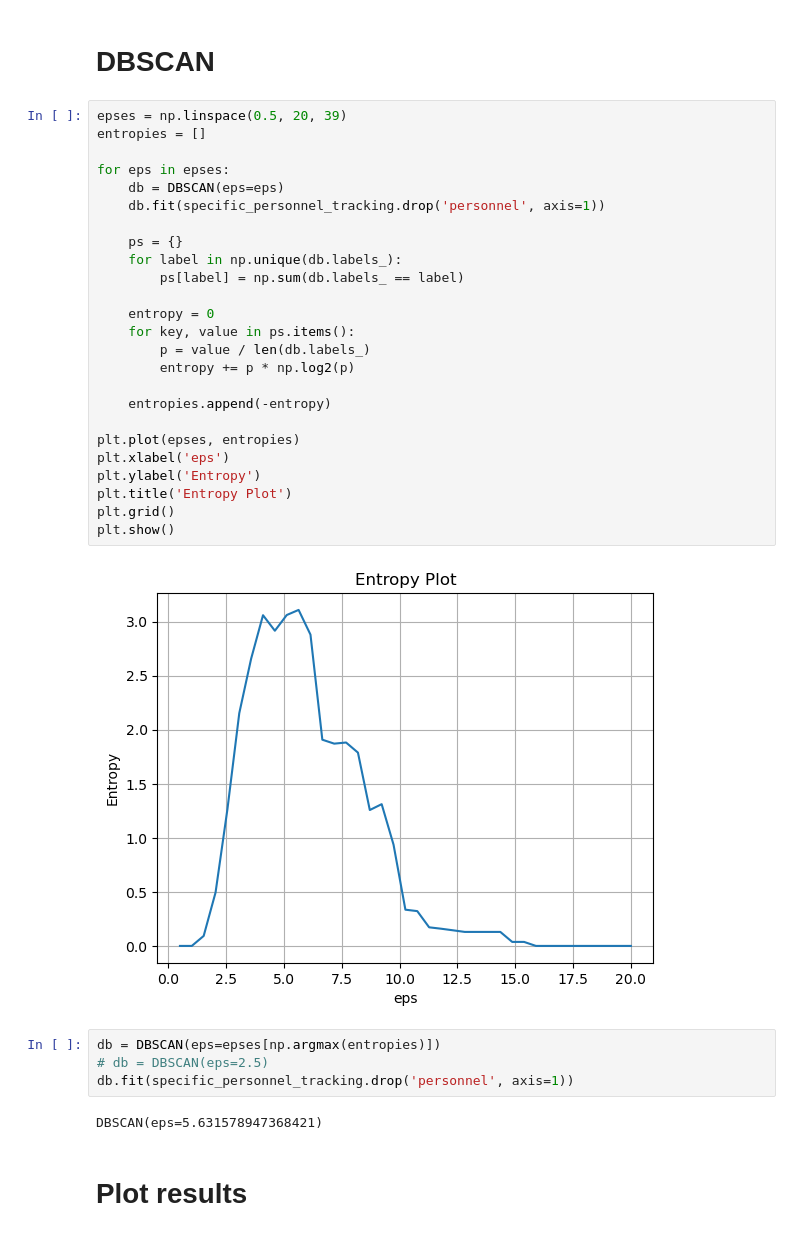
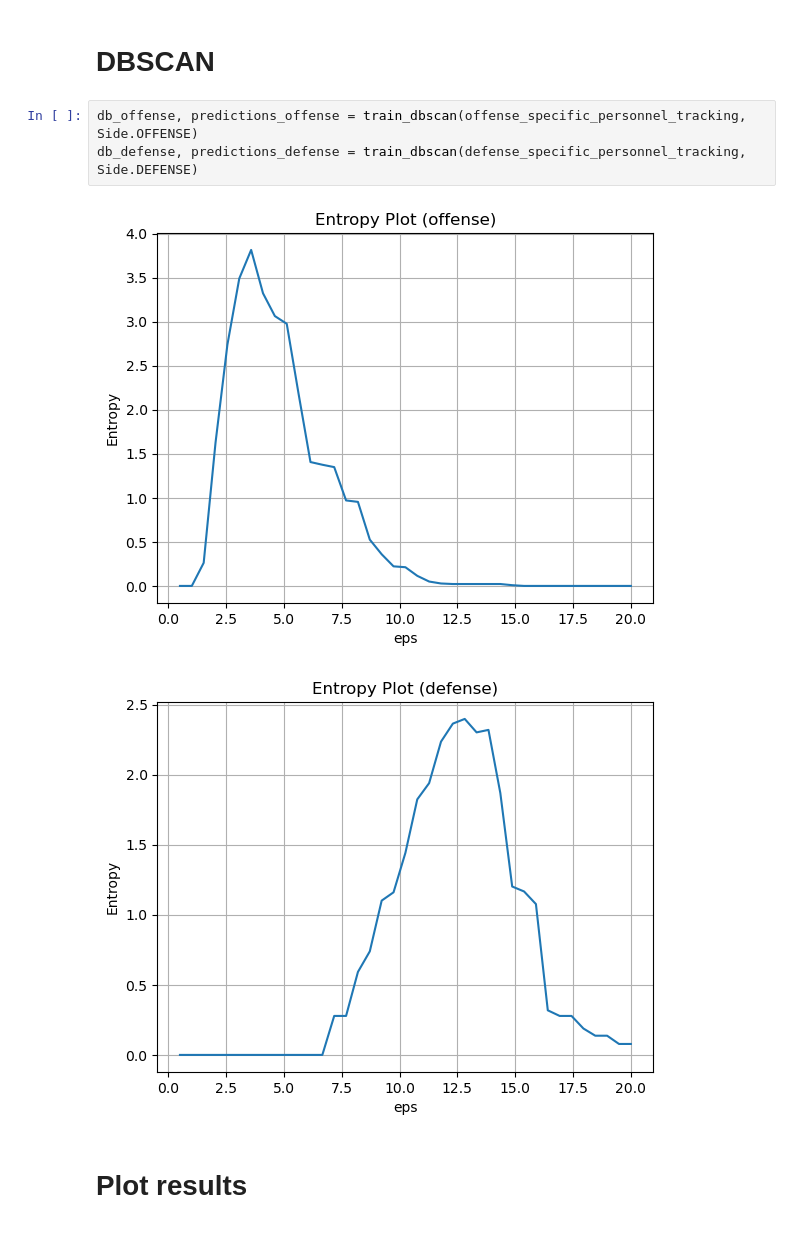
Before and after one commit to mbcalli/cfb, a Jupyter notebook: formations/formations.ipynb, the cells around one changed output. Saved outputs shown, nothing was run; the diff lists cells and outputs as text.

```diff
--- a/formations/formations.ipynb
+++ b/formations/formations.ipynb
@@ -194,37 +82,10 @@ predictions = km.predict(specific_personnel_tracking.drop('personnel', axis=1))
 # %% [markdown]
 # DBSCAN
-# %%
-epses = np.linspace(0.5, 20, 39)
-entropies = []
-
-for eps in epses:
-    db = DBSCAN(eps=eps)
-    db.fit(specific_personnel_tracking.drop('personnel', axis=1))
-
-    ps = {}
-    for label in np.unique(db.labels_):
-        ps[label] = np.sum(db.labels_ == label)
-
-    entropy = 0
-    for key, value in ps.items():
-        p = value / len(db.labels_)
-        entropy += p * np.log2(p)
-
-    entropies.append(-entropy)
-
-plt.plot(epses, entropies)
-plt.xlabel('eps')
-plt.ylabel('Entropy')
-plt.title('Entropy Plot')
-plt.grid()
-plt.show()
-# %% [output]
-[figure, removed]
-# %%
-db = DBSCAN(eps=epses[np.argmax(entropies)])
-# db = DBSCAN(eps=2.5)
-db.fit(specific_personnel_tracking.drop('personnel', axis=1))
-# %% [output]
-DBSCAN(eps=5.631578947368421)
+# %%
+db_offense, predictions_offense = train_dbscan(offense_specific_personnel_tracking, Side.OFFENSE)
+db_defense, predictions_defense = train_dbscan(defense_specific_personnel_tracking, Side.DEFENSE)
+# %% [output]
+[figure, added]
+[figure, added]
 # %% [markdown]
 # Plot results
```
Also changed, not shown: parts of 15 cells of this notebook, 8 other files.
